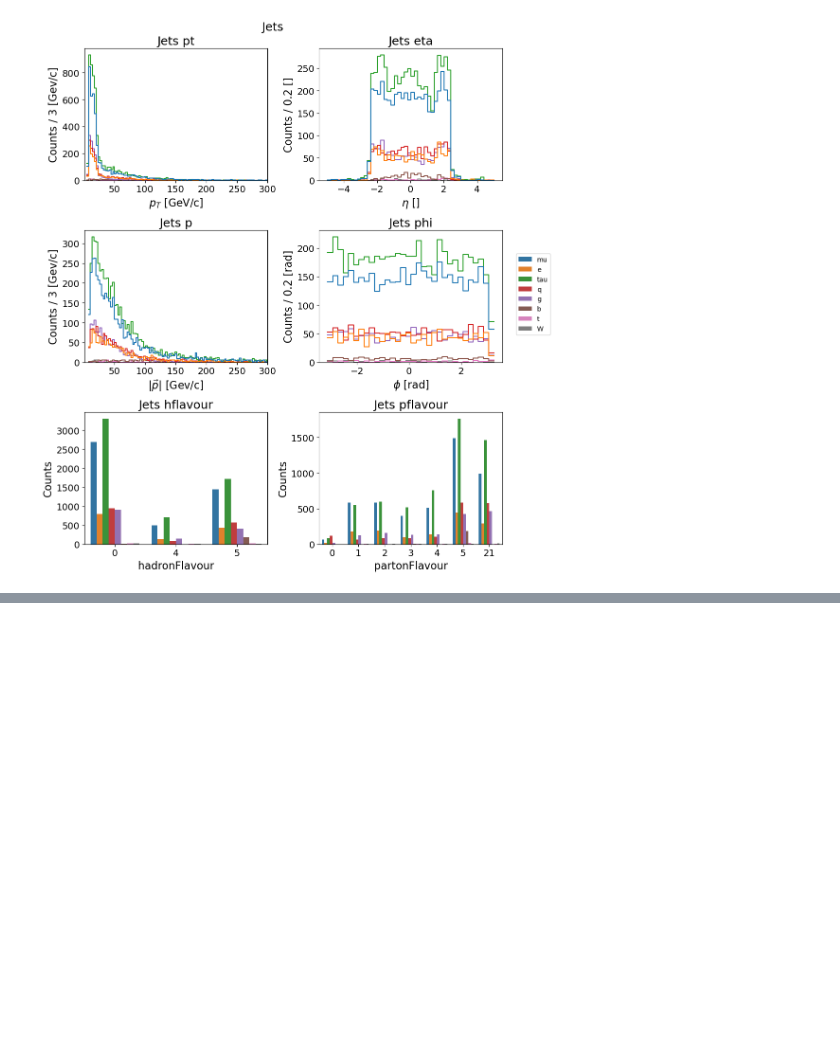
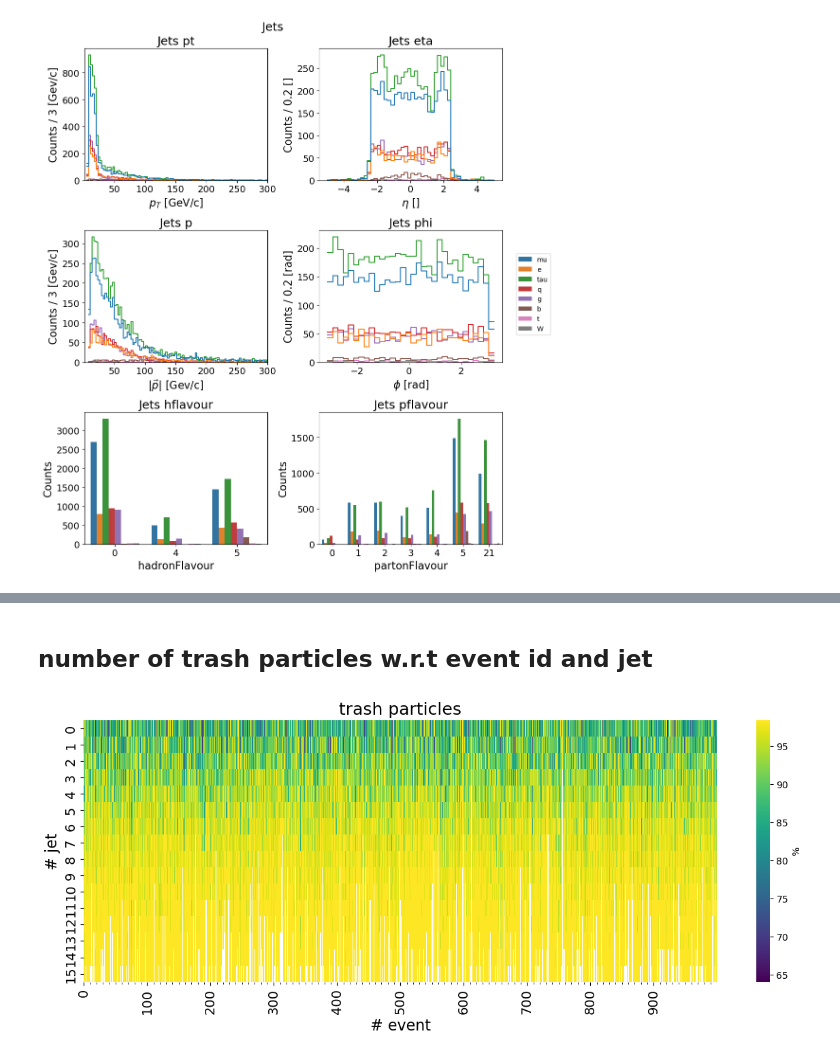
Before and after one commit to c0pp1/TTN4HEP, a Jupyter notebook: eda/eda.ipynb, the cells around one changed output, grey strips where cells are left out. Cells and saved outputs as stored; diff of their text form; code cells hidden in the pictures; blank space fills up the shorter version.

```diff
--- a/eda/eda.ipynb
+++ b/eda/eda.ipynb
@@ -536,0 +567,15 @@ fig.savefig(image_dir+'cross_jets.svg')
+# %% [markdown]
+## number of trash particles w.r.t event id and jet
+# %%
+crossing_df_minR['trash'] = (~(particle_pt>-1)).sum(axis=1)*100/nconst
+fig, ax = plt.subplots(1,1, figsize=(15,5))
+
+sns.heatmap(crossing_df_minR.unstack(0)['trash'], cmap='viridis', ax=ax, cbar_kws={'label':'%'})
+ax.set_title('trash particles', fontsize=FONTSIZE+2)
+ax.set_xlabel('# event', fontsize=FONTSIZE)
+ax.set_ylabel('# jet', fontsize=FONTSIZE)
+ax.set_xticks(range(0,1000, 100), range(0,1000, 100))
+ax.set_xticks([10*i for i in range(100) if i%10 ], minor = True)
+ax.tick_params(labelsize=FONTSIZE-2)
+# %% [output]
+[figure, added]
```
Also changed, not shown: parts of 5 cells of this notebook.
